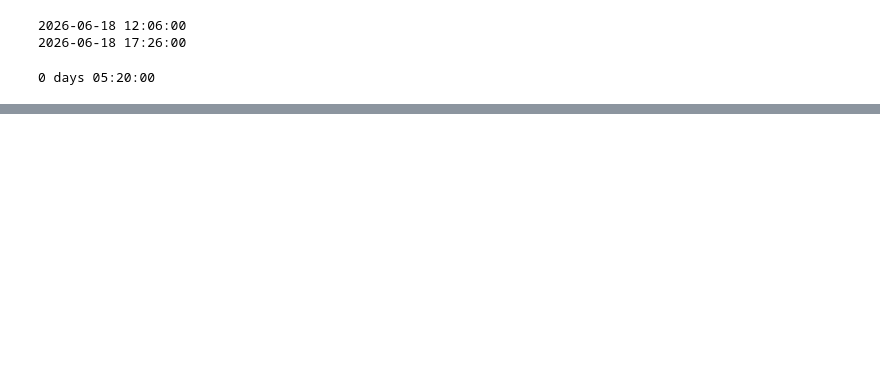
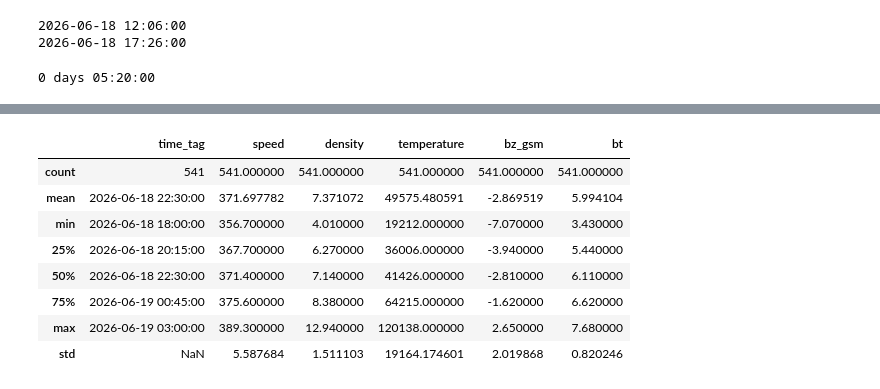
Before and after one commit to manasstark/space-weather-dashboard, a Jupyter notebook: notebooks/NOAA_Imf_data_analysis.ipynb, the cells around one changed output, grey strips where cells are left out. Saved outputs shown, nothing was run; the diff lists cells and outputs as text; code cells hidden in the pictures; blank space fills up the shorter version.

```diff
--- a/notebooks/NOAA_Imf_data_analysis.ipynb
+++ b/notebooks/NOAA_Imf_data_analysis.ipynb
@@ -386,0 +416,16 @@ print(duration)
+# %%
+merged_df[
+    (merged_df["time_tag"] >= "2026-06-18 18:00")
+    &
+    (merged_df["time_tag"] <= "2026-06-19 03:00")
+][["time_tag","speed","density","temperature","bz_gsm","bt"]].describe()
+# %% [output]
+|  | time_tag | speed | density | temperature | bz_gsm | bt |
+| count | 541 | 541.000000 | 541.000000 | 541.000000 | 541.000000 | 541.000000 |
+| mean | 2026-06-18 22:30:00 | 371.697782 | 7.371072 | 49575.480591 | -2.869519 | 5.994104 |
+| min | 2026-06-18 18:00:00 | 356.700000 | 4.010000 | 19212.000000 | -7.070000 | 3.430000 |
+| 25% | 2026-06-18 20:15:00 | 367.700000 | 6.270000 | 36006.000000 | -3.940000 | 5.440000 |
+| 50% | 2026-06-18 22:30:00 | 371.400000 | 7.140000 | 41426.000000 | -2.810000 | 6.110000 |
+| 75% | 2026-06-19 00:45:00 | 375.600000 | 8.380000 | 64215.000000 | -1.620000 | 6.620000 |
+| max | 2026-06-19 03:00:00 | 389.300000 | 12.940000 | 120138.000000 | 2.650000 | 7.680000 |
+| std | NaN | 5.587684 | 1.511103 | 19164.174601 | 2.019868 | 0.820246 |
```
Also changed, not shown: parts of 26 cells of this notebook, 3 other files.
